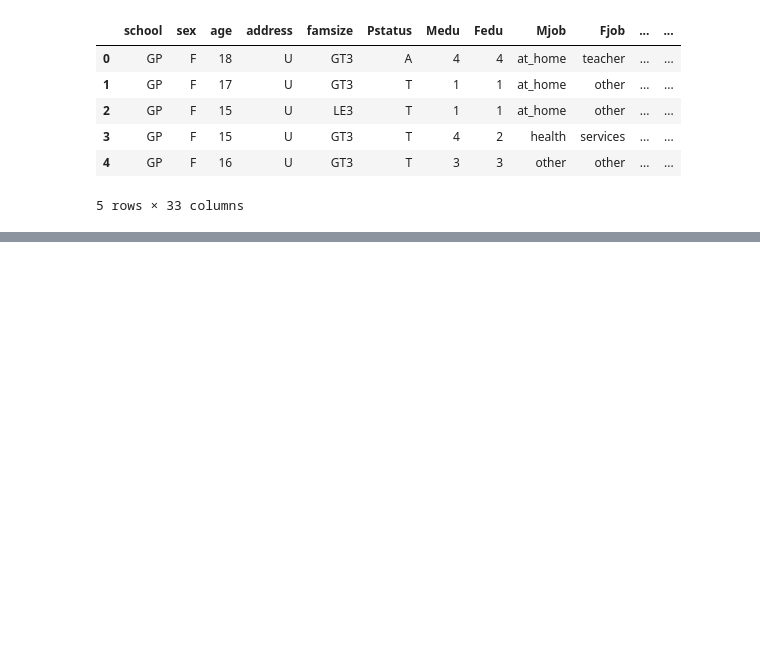
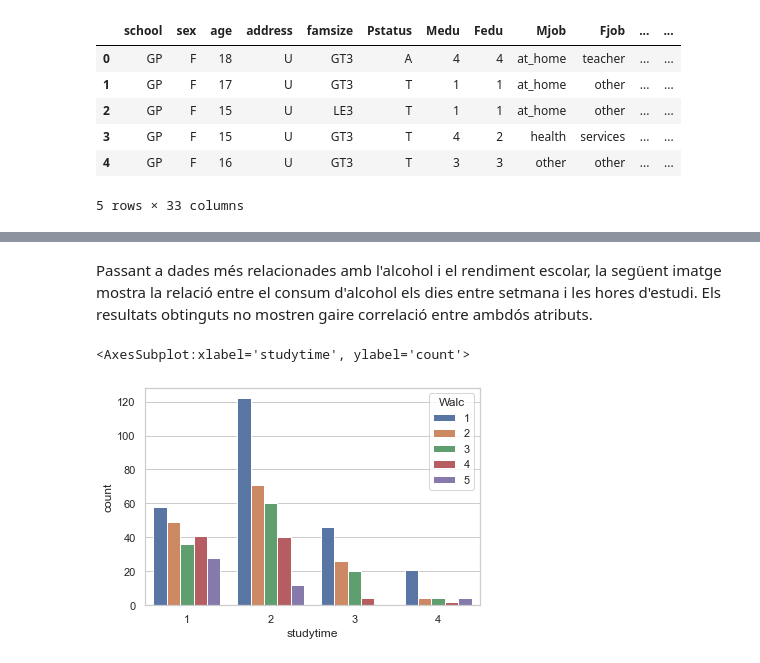
Before and after one commit to marti1999/APC-Cas-Kaggle, a Jupyter notebook: Untitled.ipynb, the cells around one changed output, grey strips where cells are left out. Saved outputs shown, nothing was run; the diff lists cells and outputs as text; code cells hidden in the pictures; blank space fills up the shorter version.

```diff
--- a/Untitled.ipynb
+++ b/Untitled.ipynb
@@ -91,0 +131,7 @@ db.head(5)
+# %% [markdown]
+Passant a dades més relacionades amb l'alcohol i el rendiment escolar, la següent imatge mostra la relació entre el consum d'alcohol els dies entre setmana i les hores d'estudi. Els resultats obtinguts no mostren gaire correlació entre ambdós atributs.
+# %%
+sns.countplot(x="studytime", hue ="Walc", data=db)
+# %% [output]
+<AxesSubplot:xlabel='studytime', ylabel='count'>
+[figure, added]
```
Also changed, not shown: parts of 12 cells of this notebook.
